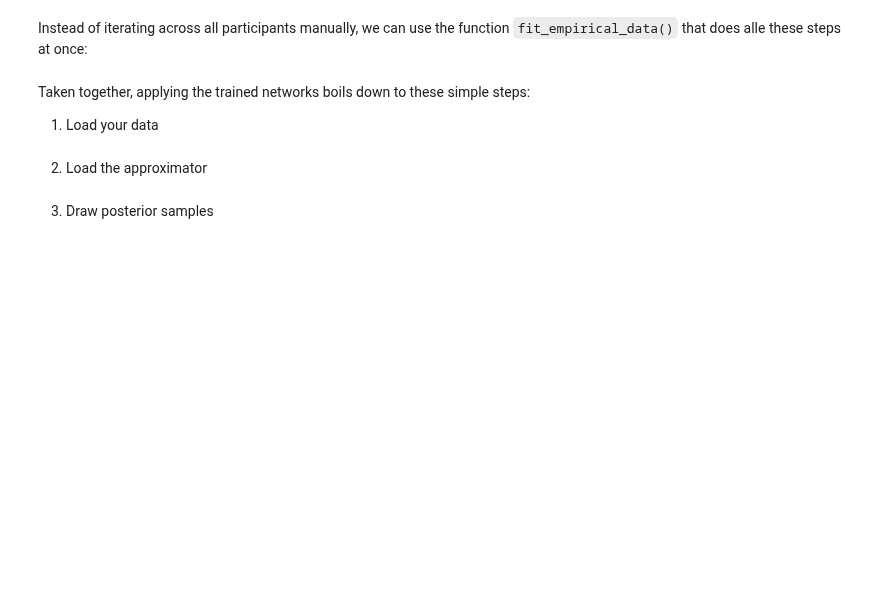
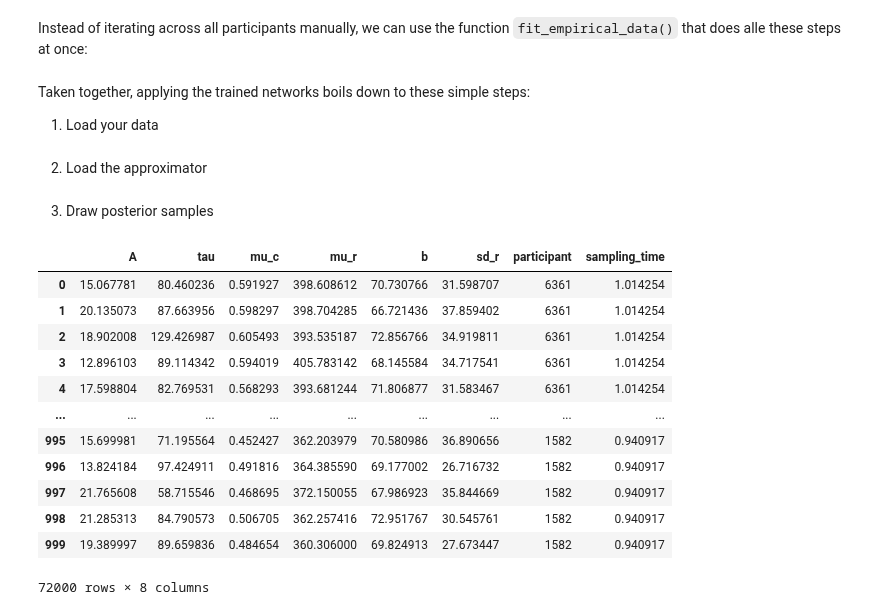
Before and after one commit to simschaefer/amortized-dmc, a Jupyter notebook: notebooks/apply_pretrained_networks.ipynb, the cells around one changed output. Saved outputs shown, nothing was run; the diff lists cells and outputs as text; code cells hidden in the pictures; blank space fills up the shorter version.

```diff
--- a/notebooks/apply_pretrained_networks.ipynb
+++ b/notebooks/apply_pretrained_networks.ipynb
@@ -130,3 +139,19 @@ approximator = keras.saving.load_model('../training_checkpoints/updated_priors_s
 3. Draw posterior samples
 # %%
 post_samples = dmc_helpers.fit_empirical_data(data, approximator=approximator, id_label='participant')
+# %%
+post_samples
+# %% [output]
+|  | A | tau | mu_c | mu_r | b | sd_r | participant | sampling_time |
+| 0 | 15.067781 | 80.460236 | 0.591927 | 398.608612 | 70.730766 | 31.598707 | 6361 | 1.014254 |
+| 1 | 20.135073 | 87.663956 | 0.598297 | 398.704285 | 66.721436 | 37.859402 | 6361 | 1.014254 |
+| 2 | 18.902008 | 129.426987 | 0.605493 | 393.535187 | 72.856766 | 34.919811 | 6361 | 1.014254 |
+| 3 | 12.896103 | 89.114342 | 0.594019 | 405.783142 | 68.145584 | 34.717541 | 6361 | 1.014254 |
+| 4 | 17.598804 | 82.769531 | 0.568293 | 393.681244 | 71.806877 | 31.583467 | 6361 | 1.014254 |
+| ... | ... | ... | ... | ... | ... | ... | ... | ... |
+| 995 | 15.699981 | 71.195564 | 0.452427 | 362.203979 | 70.580986 | 36.890656 | 1582 | 0.940917 |
+| 996 | 13.824184 | 97.424911 | 0.491816 | 364.385590 | 69.177002 | 26.716732 | 1582 | 0.940917 |
+| 997 | 21.765608 | 58.715546 | 0.468695 | 372.150055 | 67.986923 | 35.844669 | 1582 | 0.940917 |
+| 998 | 21.285313 | 84.790573 | 0.506705 | 362.257416 | 72.951767 | 30.545761 | 1582 | 0.940917 |
+| 999 | 19.389997 | 89.659836 | 0.484654 | 360.306000 | 69.824913 | 27.673447 | 1582 | 0.940917 |
+72000 rows × 8 columns
```
Also changed, not shown: parts of 2 cells of this notebook, 2 other files.
